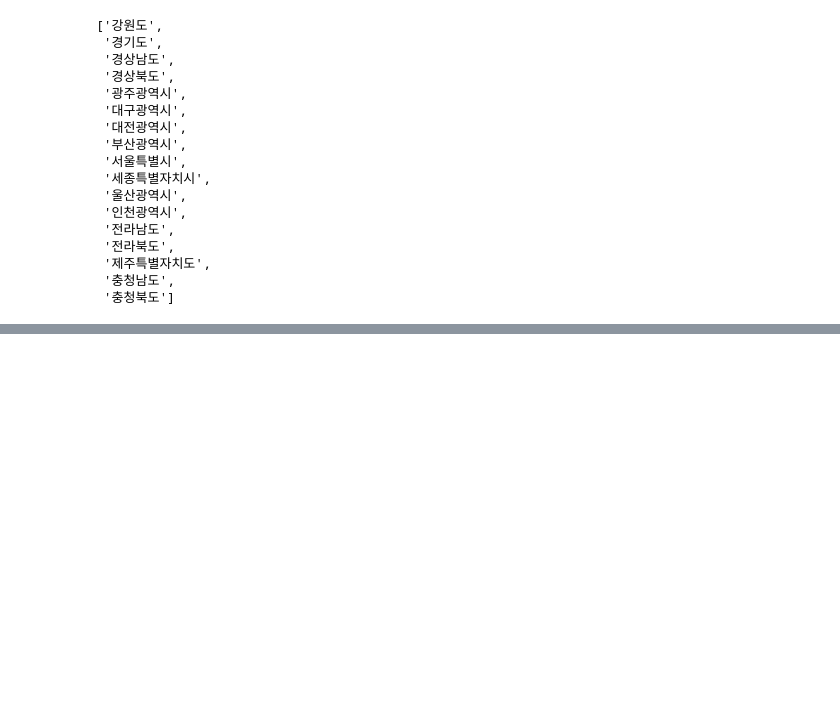
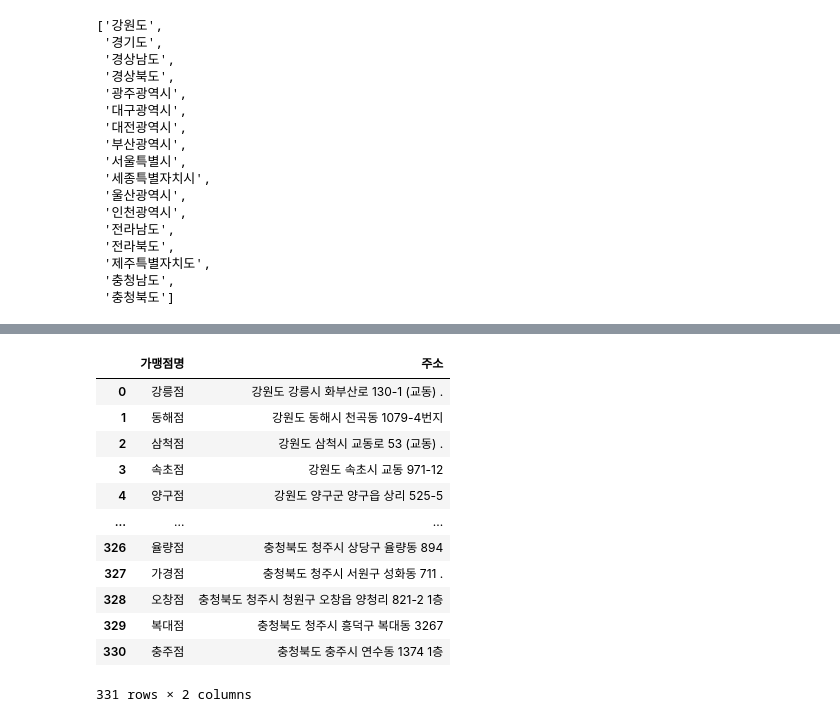
Before and after one commit to monargent0/TJPythonClass, a Jupyter notebook: 2.Scrapy/Note/0627팀프로젝트.ipynb, the cells around one changed output, grey strips where cells are left out. Saved outputs shown, nothing was run; the diff lists cells and outputs as text; code cells hidden in the pictures; blank space fills up the shorter version.

```diff
--- a/2.Scrapy/Note/0627팀프로젝트.ipynb
+++ b/2.Scrapy/Note/0627팀프로젝트.ipynb
@@ -584,0 +592,17 @@ gameng
+# %%
+# 저장한 CSV 파일 확인하기
+pd.read_csv("../Data/Alvolo.csv")
+# %% [output]
+|  | 가맹점명 | 주소 |
+| 0 | 강릉점 | 강원도 강릉시 화부산로 130-1 (교동) . |
+| 1 | 동해점 | 강원도 동해시 천곡동 1079-4번지 |
+| 2 | 삼척점 | 강원도 삼척시 교동로 53 (교동) . |
+| 3 | 속초점 | 강원도 속초시 교동 971-12 |
+| 4 | 양구점 | 강원도 양구군 양구읍 상리 525-5 |
+| ... | ... | ... |
+| 326 | 율량점 | 충청북도 청주시 상당구 율량동 894 |
+| 327 | 가경점 | 충청북도 청주시 서원구 성화동 711 . |
+| 328 | 오창점 | 충청북도 청주시 청원구 오창읍 양청리 821-2 1층 |
+| 329 | 복대점 | 충청북도 청주시 흥덕구 복대동 3267 |
+| 330 | 충주점 | 충청북도 충주시 연수동 1374 1층 |
+331 rows × 2 columns
```
Also changed, not shown: parts of 3 cells of this notebook, 1 other file.
